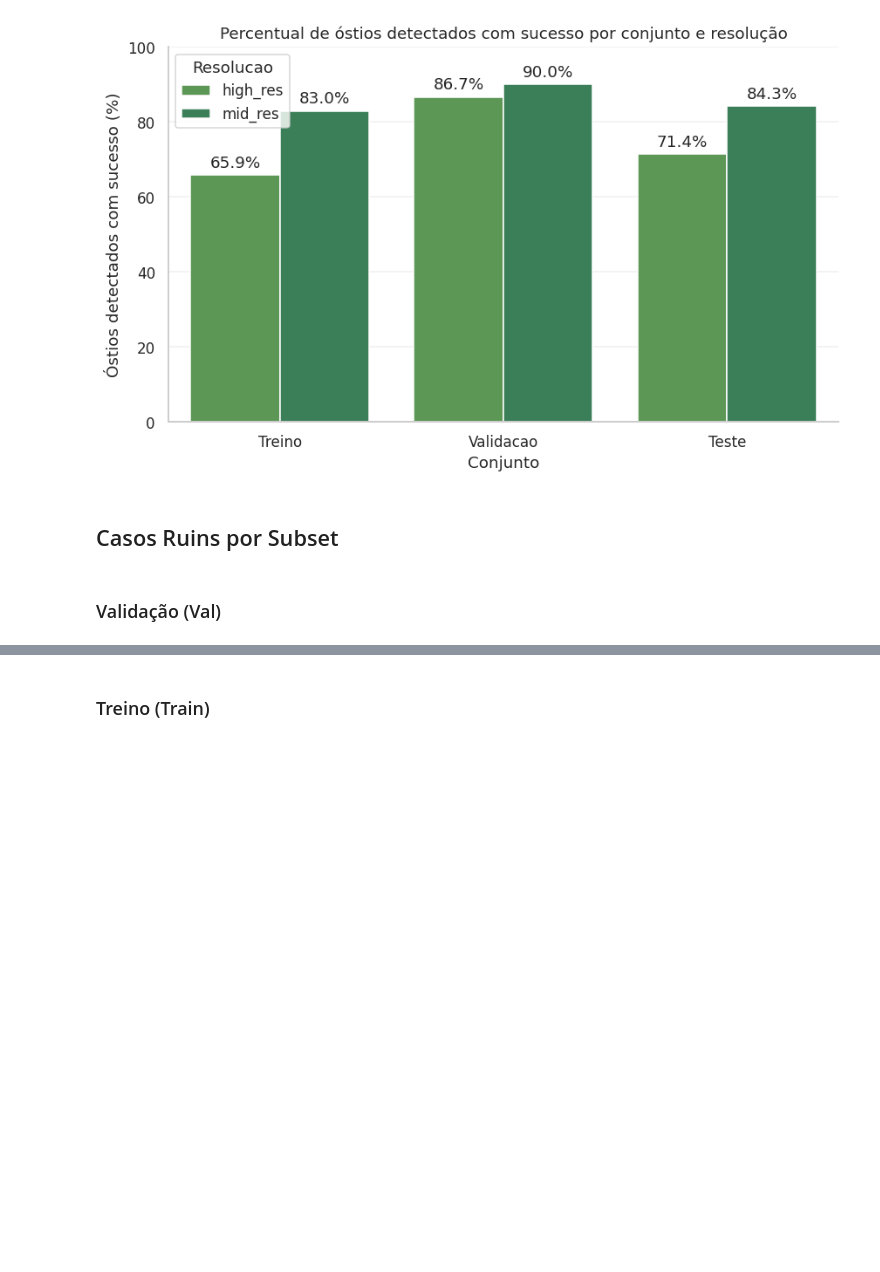
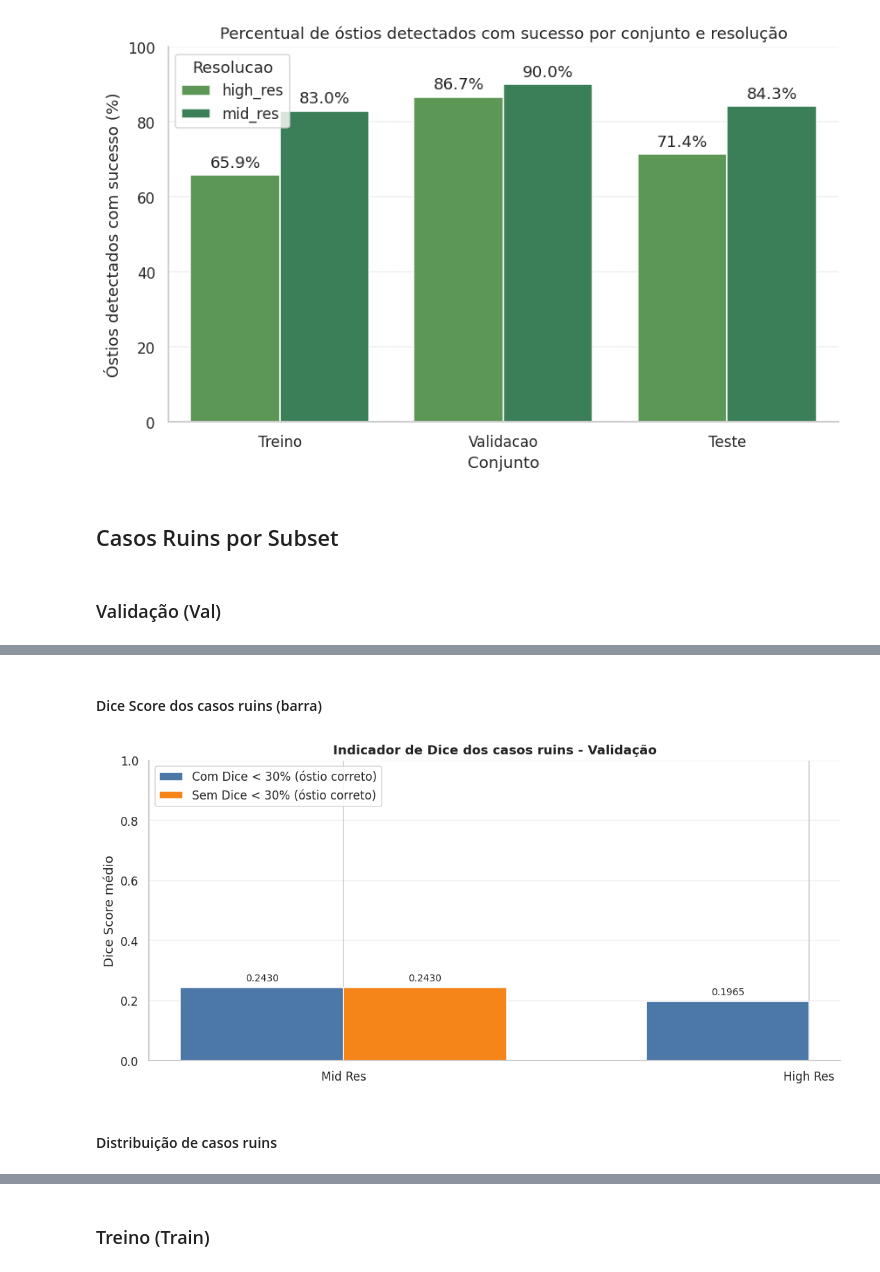
Before and after one commit to matheusssilva991/coronary-centerline-detection, a Jupyter notebook: src/eda_tests.ipynb, the cells around one changed output, grey strips where cells are left out. Cells and saved outputs as stored; diff of their text form; code cells hidden in the pictures; blank space fills up the shorter version.

Commit message:
feat: add tests bad case + param especialistas

```diff
--- a/src/eda_tests.ipynb
+++ b/src/eda_tests.ipynb
@@ -592,0 +548,14 @@ Erro em ambos: 0
+# %% [markdown]
+#### Dice Score dos casos ruins (barra)
+# %%
+val_bad_dice_indicator_df = viz_bad_cases.plot_bad_dice_indicator(
+    df_mid_val_bad,
+    df_high_val_bad,
+    "Validação",
+    summarize_bad_dice_fn=cmp_bad_cases.summarize_bad_dice_with_threshold,
+    dice_threshold=0.3,
+)
+# %% [output]
+[figure, added]
+# %% [markdown]
+#### Distribuição de casos ruins
```
Also changed, not shown: parts of 30 cells of this notebook, 5 other files.
